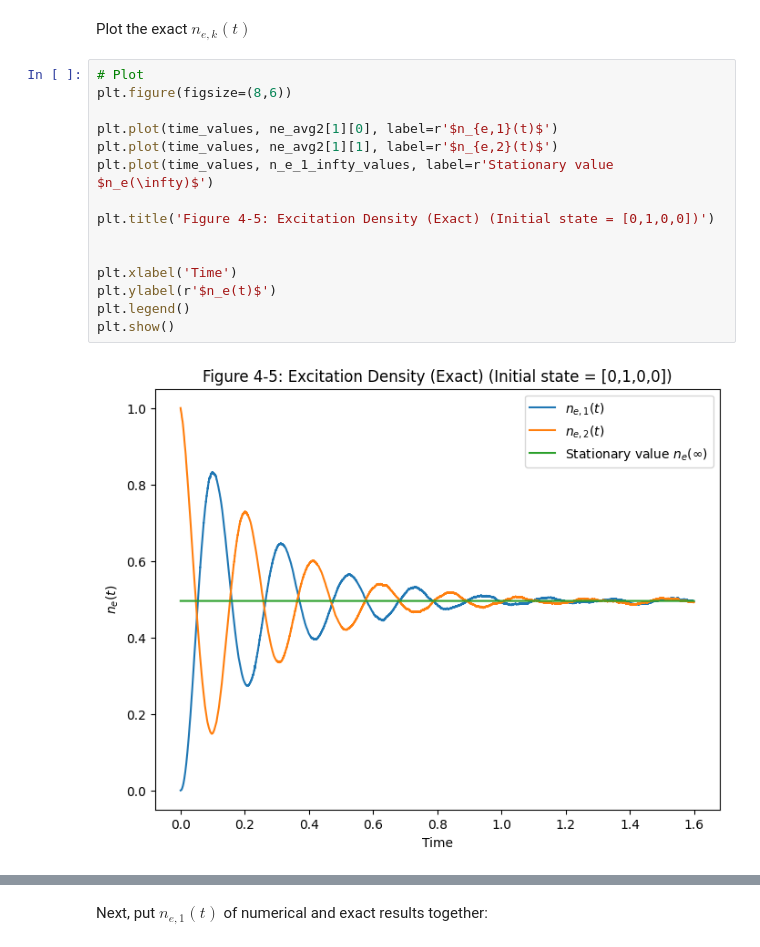
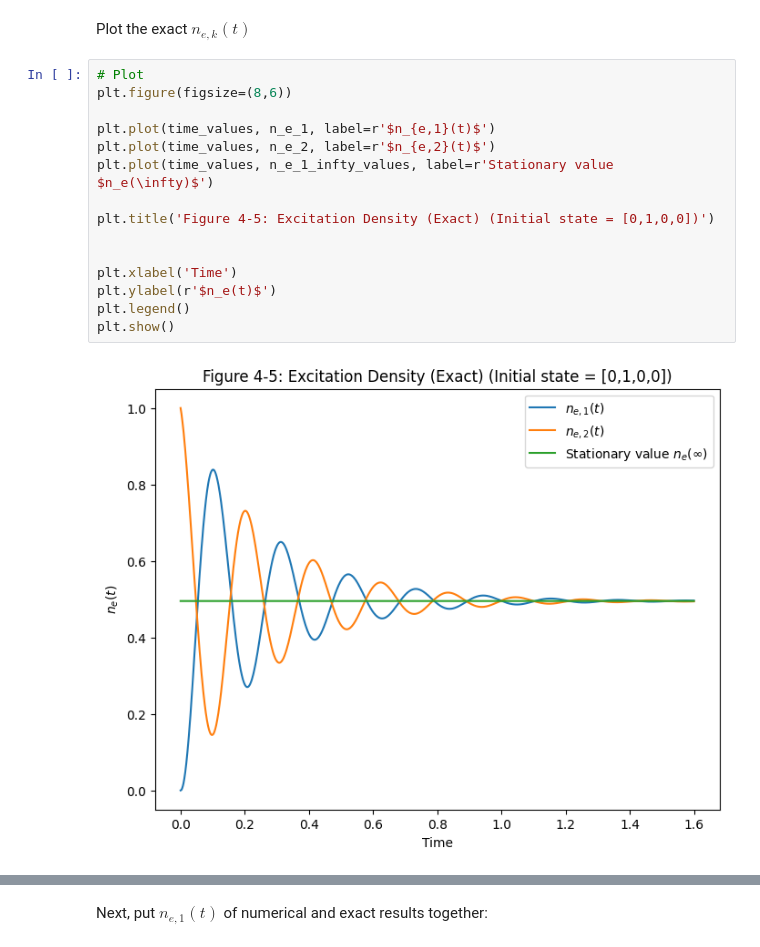
Before and after one commit to JSKao/Computational-Quantum-Many-Body-Physics, a Jupyter notebook: QJMC.ipynb, the cells around one changed output, grey strips where cells are left out. Cells and saved outputs as stored; diff of their text form.

```diff
--- a/QJMC.ipynb
+++ b/QJMC.ipynb
@@ -762,20 +676,20 @@ Plot the exact $n_{e,k}(t)$
 # %%
 # Plot
 plt.figure(figsize=(8,6))
 
-plt.plot(time_values, ne_avg2[1][0], label=r'$n_{e,1}(t)$')
-plt.plot(time_values, ne_avg2[1][1], label=r'$n_{e,2}(t)$')
+plt.plot(time_values, n_e_1, label=r'$n_{e,1}(t)$')
+plt.plot(time_values, n_e_2, label=r'$n_{e,2}(t)$')
 plt.plot(time_values, n_e_1_infty_values, label=r'Stationary value $n_e(\infty)$')
 
 plt.title('Figure 4-5: Excitation Density (Exact) (Initial state = [0,1,0,0])')
 
 
 plt.xlabel('Time')
 plt.ylabel(r'$n_e(t)$')
 plt.legend()
 plt.show()
 # %% [output]
-[figure, old version]
+[figure, new version]
 # %% [markdown]
 <a id="Figure4-6"></a>
 # %% [markdown]
```
Also changed, not shown: parts of 21 cells of this notebook.
